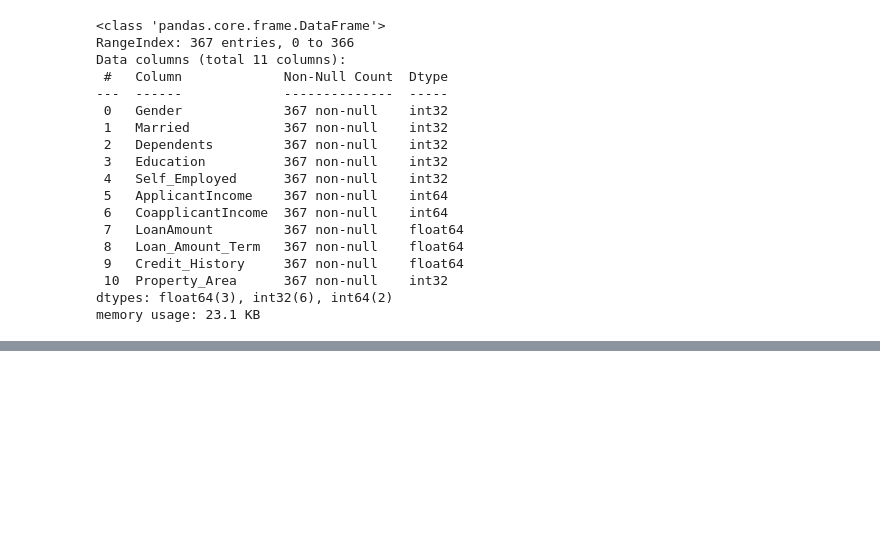
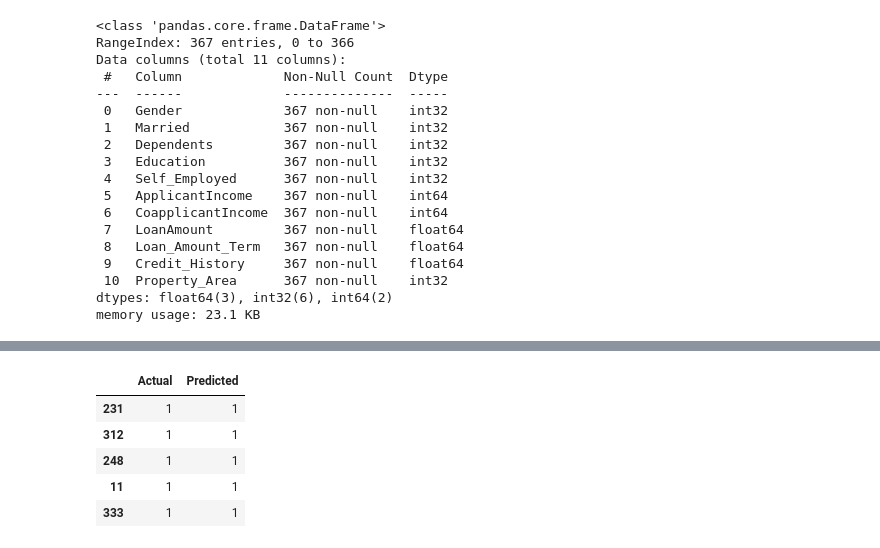
Before and after one commit to MuiruKamau/Loan-Eligibility-Prediction-Model, a Jupyter notebook: LoanEligibility.ipynb, the cells around one changed output, grey strips where cells are left out. Saved outputs shown, nothing was run; the diff lists cells and outputs as text; code cells hidden in the pictures; blank space fills up the shorter version.

```diff
--- a/LoanEligibility.ipynb
+++ b/LoanEligibility.ipynb
@@ -420,0 +609,17 @@ fig.show()
+# %%
+# create a dataframe to compare the actual and predicted values in the training data using logistic regression
+lr_predictions = pd.DataFrame({
+    'Actual': y_test,
+    'Predicted': y_pred
+})
+
+#display the first 5 rows of the dataframe
+
+lr_predictions.tail()
+# %% [output]
+|  | Actual | Predicted |
+| 231 | 1 | 1 |
+| 312 | 1 | 1 |
+| 248 | 1 | 1 |
+| 11 | 1 | 1 |
+| 333 | 1 | 1 |
```
Also changed, not shown: parts of 16 cells of this notebook, 2 other files.
